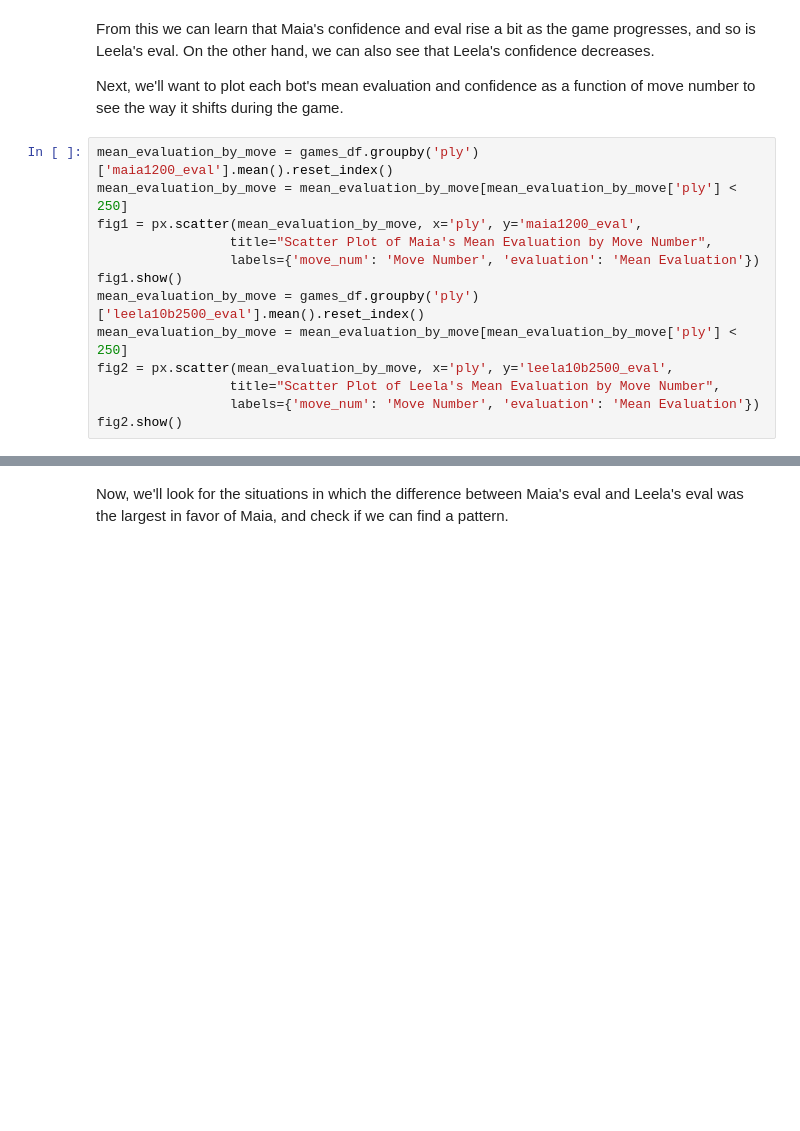
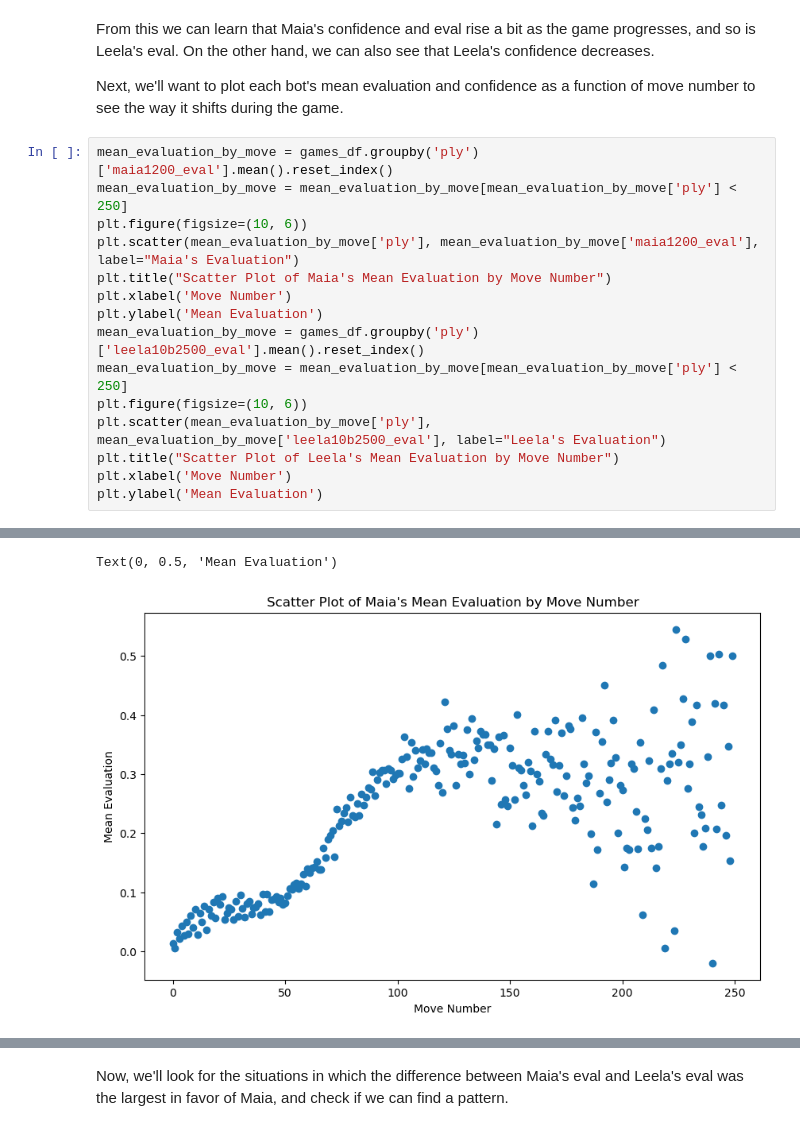
Before and after one commit to dvirsas8/research, a Jupyter notebook: first_analysis.ipynb, the cells around one changed output, grey strips where cells are left out. Saved outputs shown, nothing was run; the diff lists cells and outputs as text; blank space fills up the shorter version.

```diff
--- a/first_analysis.ipynb
+++ b/first_analysis.ipynb
@@ -162,14 +162,16 @@ Next, we'll want to plot each bot's mean evaluation and confidence as a function
 # %%
 mean_evaluation_by_move = games_df.groupby('ply')['maia1200_eval'].mean().reset_index()
 mean_evaluation_by_move = mean_evaluation_by_move[mean_evaluation_by_move['ply'] < 250]
-fig1 = px.scatter(mean_evaluation_by_move, x='ply', y='maia1200_eval',
-                 title="Scatter Plot of Maia's Mean Evaluation by Move Number",
-                 labels={'move_num': 'Move Number', 'evaluation': 'Mean Evaluation'})
-fig1.show()
+plt.figure(figsize=(10, 6))
+plt.scatter(mean_evaluation_by_move['ply'], mean_evaluation_by_move['maia1200_eval'], label="Maia's Evaluation")
+plt.title("Scatter Plot of Maia's Mean Evaluation by Move Number")
+plt.xlabel('Move Number')
+plt.ylabel('Mean Evaluation')
 mean_evaluation_by_move = games_df.groupby('ply')['leela10b2500_eval'].mean().reset_index()
 mean_evaluation_by_move = mean_evaluation_by_move[mean_evaluation_by_move['ply'] < 250]
-fig2 = px.scatter(mean_evaluation_by_move, x='ply', y='leela10b2500_eval',
-                 title="Scatter Plot of Leela's Mean Evaluation by Move Number",
-                 labels={'move_num': 'Move Number', 'evaluation': 'Mean Evaluation'})
-fig2.show()
+plt.figure(figsize=(10, 6))
+plt.scatter(mean_evaluation_by_move['ply'], mean_evaluation_by_move['leela10b2500_eval'], label="Leela's Evaluation")
+plt.title("Scatter Plot of Leela's Mean Evaluation by Move Number")
+plt.xlabel('Move Number')
+plt.ylabel('Mean Evaluation')
 # %% [output]
@@ -177,0 +178,2 @@ fig2.show()
+Text(0, 0.5, 'Mean Evaluation')
+[figure, added]
```
Also changed, not shown: parts of 3 cells of this notebook.
